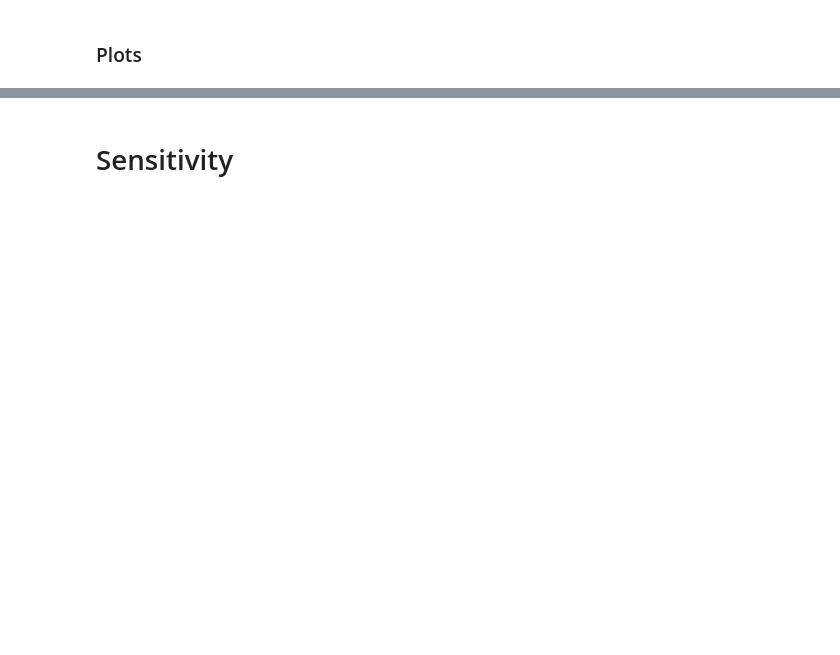
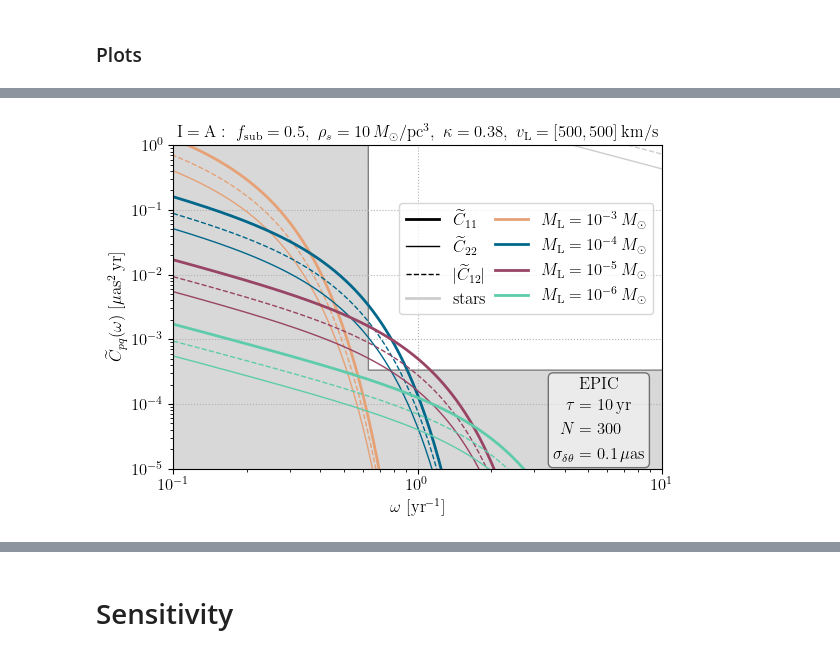
Before and after one commit to kenvantilburg/quaDM_lens, a Jupyter notebook: code/sensitivity.ipynb, the cells around one changed output, grey strips where cells are left out. Cells and saved outputs as stored; diff of their text form; code cells hidden in the pictures; blank space fills up the shorter version.

Commit message:
updated stellar microlensing

```diff
--- a/code/sensitivity.ipynb
+++ b/code/sensitivity.ipynb
@@ -65,10 +73,10 @@ inv_jacobian_fit = results['inv_jacobian_fit']
 eigvals_fit = results['eigvals_fit']
 eigvecs_fit = results['eigvecs_fit']
 # %%
-fraction_l = 0.5
-kappa_star = 0.02
+fraction_sub = 0.5
+kappa_star = 0.05
 # %%
-kappa_l = kappa_fit * fraction_l # DM microlens convergence at image locations
+kappa_l = kappa_fit * fraction_sub # DM microlens convergence at image locations
 
 vec_mu_tilde = np.tensordot(inv_jacobian_fit, vec_mu_source, axes=1) # lensed image proper motion vectors
 mu_tilde = np.linalg.norm(vec_mu_tilde, axis=1) # lensed image proper motion magnitudes
@@ -91,20 +99,22 @@ zeta = [-148.93022801   49.75883342 -106.01927052   76.88231717] degree
 ### Calculation
 # %%
 vec_omega = year**-1 * np.logspace(-3,3,int(1e3))
-vec_M_200_l = np.asarray([1e3,1e0,1e-3]) * M_Solar
-arr_C_ij_l = np.zeros((len(kappa_l),len(vec_M_200_l),2,2,len(vec_omega)))
+vec_M_l = np.asarray([1e-3,1e-4,1e-5,1e-6]) * M_Solar
+arr_C_ij_l = np.zeros((len(kappa_l),len(vec_M_l),2,2,len(vec_omega)))
 
 vec_C_star = kappa_star * theta_E_star**2 / vec_omega * np.pi
 arr_C_ij_star = np.asarray([[vec_C_star, np.zeros_like(vec_C_star)],[np.zeros_like(vec_C_star),vec_C_star]])
+arr_C_pq_star = np.einsum('aqj,apjm->apqm', inv_jacobian_fit,np.einsum('api,ijm->apjm',inv_jacobian_fit, arr_C_ij_star))
 
 vec_C_EPIC = C_EPIC(vec_omega, t_int=t_int, N_obs=N_obs, sigma_delta_theta=sigma_delta_theta)
 
-for j, M_200 in enumerate(vec_M_200_l):
-    r_s = r_s_Einasto_200(M_200);
-    rho_s = rho_s_Einasto_200(M_200);
-    M_l = M_Einasto(rho_s,r_s);
+for j, M_l in enumerate(vec_M_l):
+    rho_s = 1e1 * M_Solar * pc**-3;
+    r_s = (M_l/(rho_s *(4*np.pi*np.exp(1/2))))**(1/3)
     gamma_l = r_s/d_lens;
     theta_E_l = theta_E(M_l, d_lens, d_source, d_lens_source)
+    print("theta_E_l = %.3g muas" % (theta_E_l / muas))
+    print("r_s = %.2g pc" % (r_s/pc))
     for i in range(len(kappa_l)):
         arr_C_ij_l[i,j] = kappa_l[i] * theta_E_l**2 / vec_omega * C_ij_integral(gamma_l/mu_tilde[i] * vec_omega, zeta[i])
 arr_C_pq_l = np.einsum('aqj,abpjm->abpqm',inv_jacobian_fit, np.einsum('api,abijm->abpjm', inv_jacobian_fit, arr_C_ij_l)) # implement macrolensing of power spectrum
@@ -228,0 +142,51 @@ ax.set_title(r'$\text{image}~\mathrm{%s}: ~f_l = %.1g, ~\kappa = %.3g, v_\mathrm
+# %%
+fig,ax = plt.subplots(1,1,figsize=(6.3,4.2))
+#colors = sns.color_palette("husl", 4)
+colors = [sns.color_palette(xgfs_fancy6)[i] for i in [2,3,4,5,6]]
+
+ax.plot(vec_omega/year**-1, 0*arr_C_pq_l[0,0,0,0]/(muas**2*year), color='k', lw=2,
+        label=r'$\widetilde{C}_{11}$')
+ax.plot(vec_omega/year**-1, 0*arr_C_pq_l[0,0,1,1]/(muas**2*year), color='k', lw=1,
+        label=r'$\widetilde{C}_{22}$')
+ax.plot(vec_omega/year**-1, 0*np.abs(arr_C_pq_l[0,0,0,1])/(muas**2*year), color='k',lw=1,ls='dashed',
+        label=r'$|\widetilde{C}_{12}|$')
+
+idx_l = 0
+for i in [idx_l]:
+
+        ax.plot(vec_omega/year**-1, arr_C_pq_star[i,0,0]/(muas**2*year), color=colors[4], lw=2,
+                label='stars')
+                #label=r'$\kappa_* = %.2g\\ M_* = %.1g \, M_\odot$' % (kappa_star,(M_star/M_Solar)))
+        ax.plot(vec_omega/year**-1, arr_C_pq_star[i,1,1]/(muas**2*year), color=colors[4], lw=1)
+        ax.plot(vec_omega/year**-1, arr_C_pq_star[i,0,1]/(muas**2*year), color=colors[4], lw=1,ls='dashed')
+
+        for j, M_l in enumerate(vec_M_l):
+                ax.plot(vec_omega/year**-1, arr_C_pq_l[i,j,0,0]/(muas**2*year), color=colors[j], lw=2,
+                        label=r'$M_\mathrm{L} = 10^{%.2g} \, M_\odot$' % np.log10(M_l/M_Solar))
+                ax.plot(vec_omega/year**-1, arr_C_pq_l[i,j,1,1]/(muas**2*year), color=colors[j], lw=1)
+                        #label=r'$C^\mathrm{DM}_{22}, M_\mathrm{L} = 10^{%.2g} \, M_\odot$' % np.log10(M_l/M_Solar))
+                ax.plot(vec_omega/year**-1, np.abs(arr_C_pq_l[i,j,0,1])/(muas**2*year), color=colors[j],lw=1,ls='dashed')
+                        #label=r'$C^\mathrm{DM}_{12}, M_\mathrm{L} = 10^{%.2g} \, M_\odot$' % np.log10(M_l/M_Solar))
+
+ax.fill_between(vec_omega/year**-1,vec_C_EPIC/(muas**2*year),
+                color=(0.5,0.5,0.5,1), facecolor=(0.5,0.5,0.5,0.3), ls='solid',lw=1)#label=r'$\mathrm{EPIC}$')
+
+
+ax.set_xscale('log')
+ax.set_yscale('log')
+ax.set_xlabel(r'$\omega~ [\mathrm{yr}^{-1}$]')
+ax.set_ylabel(r'$\widetilde{C}_{pq}(\omega) ~[\mathrm{\mu as^2 \, yr}]$')
+ax.grid(ls='dotted')
+ax.set_xlim(1e-1,1e1);
+ax.set_ylim(1e-5,1e0)
+ax.legend(loc='center right', bbox_to_anchor=(1, 0.65),ncol=2,labelspacing=0.5, columnspacing=0.5);
+ax.text(0.85e1,5.6e-5,
+        r'\begin{align*} \text{EPIC} \end{align*} \vspace{-3em} \begin{align*}\tau &= %.5g \,\mathrm{yr} \\ N &= %.5g \\ \sigma_{\delta \theta} &= %.5g \, \mathrm{ \mu as} \end{align*}'
+        % ((t_int/year),(N_obs),(sigma_delta_theta/muas)),
+        ha='right',va='center',bbox=dict(boxstyle='round', facecolor='white', alpha=0.5));
+ax.set_title(r'$\text{I}=\mathrm{%s}: ~f_\mathrm{sub} = %.1g, ~\rho_s = %.2g \,M_\odot/\mathrm{pc^3}, ~\kappa = %.2g, ~v_\mathrm{L} = [%.3g,%.3g] \,\mathrm{km/s}$'
+              % (labels[idx_l], fraction_sub, (rho_s/(M_Solar/pc**3)), kappa_fit[idx_l], (v_lens[0]/(km/second)), (v_lens[1]/(km/second))),
+              fontsize=12);
+fig.savefig('../figs/CtildeA.pdf', bbox_inches='tight')
+# %% [output]
+[figure, added]
```
Also changed, not shown: parts of 41 cells of this notebook, 11 other files.
